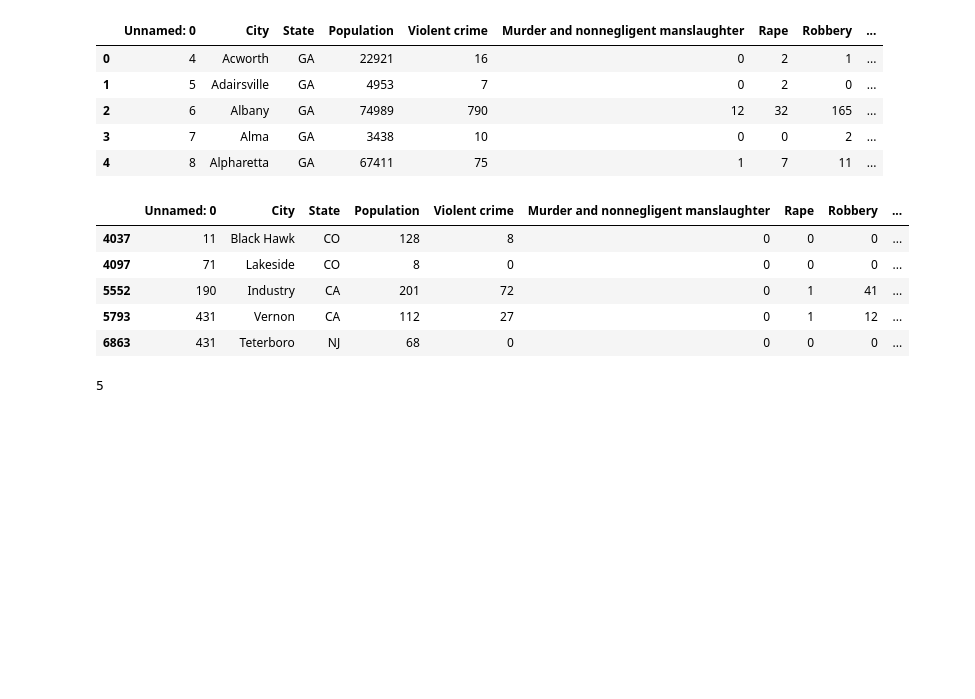
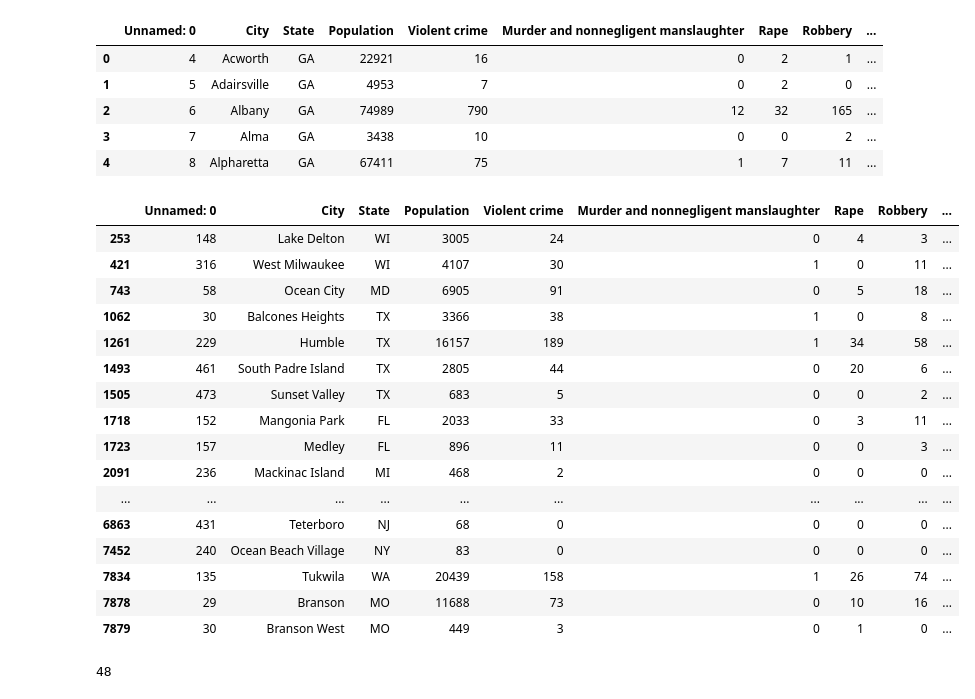
Before and after one commit to BloomTech-Labs/PT17_cityspire-d-ds, a Jupyter notebook: notebooks/crime_data/fbi_crime_us.ipynb, the cells around one changed output. Saved outputs shown, nothing was run; the diff lists cells and outputs as text; code cells hidden in the pictures; blank space fills up the shorter version.

Commit message:
Update crime rate and ratings column

```diff
--- a/notebooks/crime_data/fbi_crime_us.ipynb
+++ b/notebooks/crime_data/fbi_crime_us.ipynb
@@ -107,5 +131,5 @@ combined_csv.to_csv("fbi_crime_uscities.csv", index=False)
 # %%
-fbi_crime_filepath = os.path.join(path, "fbi_crime_uscities.csv")
+fbi_crime_filepath = os.path.join(path, "../fbi_crime_uscities.csv")
 fbi_crime_uscities = pd.read_csv(fbi_crime_filepath)
 fbi_crime_uscities.head()
 # %% [output]
@@ -116,15 +140,26 @@ fbi_crime_uscities.head()
 | 3 | 7 | Alma | GA | 3438 | 10 | 0 | 0 | 2 | ... |
 | 4 | 8 | Alpharetta | GA | 67411 | 75 | 1 | 7 | 11 | ... |
 # %%
-fbi_crime_uscities.loc[fbi_crime_uscities['Crime Percentage']>=100]
+fbi_crime_uscities.loc[fbi_crime_uscities['Crime Rate (per 1000 residents)']>=100]
 # %% [output]
 |  | Unnamed: 0 | City | State | Population | Violent crime | Murder and nonnegligent manslaughter | Rape | Robbery | ... |
-| 4037 | 11 | Black Hawk | CO | 128 | 8 | 0 | 0 | 0 | ... |
-| 4097 | 71 | Lakeside | CO | 8 | 0 | 0 | 0 | 0 | ... |
-| 5552 | 190 | Industry | CA | 201 | 72 | 0 | 1 | 41 | ... |
-| 5793 | 431 | Vernon | CA | 112 | 27 | 0 | 1 | 12 | ... |
+| 253 | 148 | Lake Delton | WI | 3005 | 24 | 0 | 4 | 3 | ... |
+| 421 | 316 | West Milwaukee | WI | 4107 | 30 | 1 | 0 | 11 | ... |
+| 743 | 58 | Ocean City | MD | 6905 | 91 | 0 | 5 | 18 | ... |
+| 1062 | 30 | Balcones Heights | TX | 3366 | 38 | 1 | 0 | 8 | ... |
+| 1261 | 229 | Humble | TX | 16157 | 189 | 1 | 34 | 58 | ... |
+| 1493 | 461 | South Padre Island | TX | 2805 | 44 | 0 | 20 | 6 | ... |
+| 1505 | 473 | Sunset Valley | TX | 683 | 5 | 0 | 0 | 2 | ... |
+| 1718 | 152 | Mangonia Park | FL | 2033 | 33 | 0 | 3 | 11 | ... |
+| 1723 | 157 | Medley | FL | 896 | 11 | 0 | 0 | 3 | ... |
+| 2091 | 236 | Mackinac Island | MI | 468 | 2 | 0 | 0 | 0 | ... |
+| ... | ... | ... | ... | ... | ... | ... | ... | ... | ... |
 | 6863 | 431 | Teterboro | NJ | 68 | 0 | 0 | 0 | 0 | ... |
+| 7452 | 240 | Ocean Beach Village | NY | 83 | 0 | 0 | 0 | 0 | ... |
+| 7834 | 135 | Tukwila | WA | 20439 | 158 | 1 | 26 | 74 | ... |
+| 7878 | 29 | Branson | MO | 11688 | 73 | 0 | 10 | 16 | ... |
+| 7879 | 30 | Branson West | MO | 449 | 3 | 0 | 1 | 0 | ... |
 # %%
-len(fbi_crime_uscities.loc[fbi_crime_uscities['Crime Percentage']>=100])
+len(fbi_crime_uscities.loc[fbi_crime_uscities['Crime Rate (per 1000 residents)']>=100])
 # %% [output]
-5
+48
```
Also changed, not shown: parts of 25 cells of this notebook, 2 other files.
